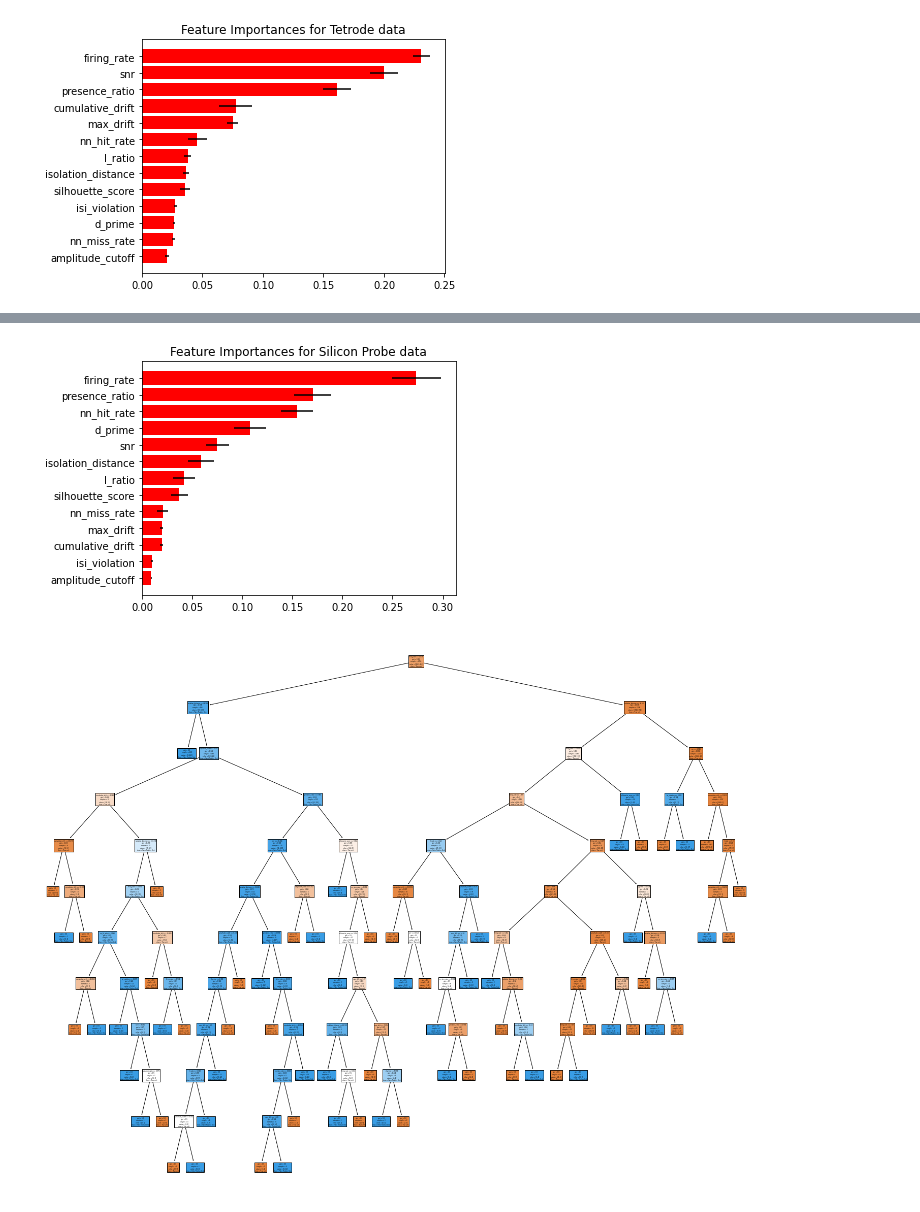
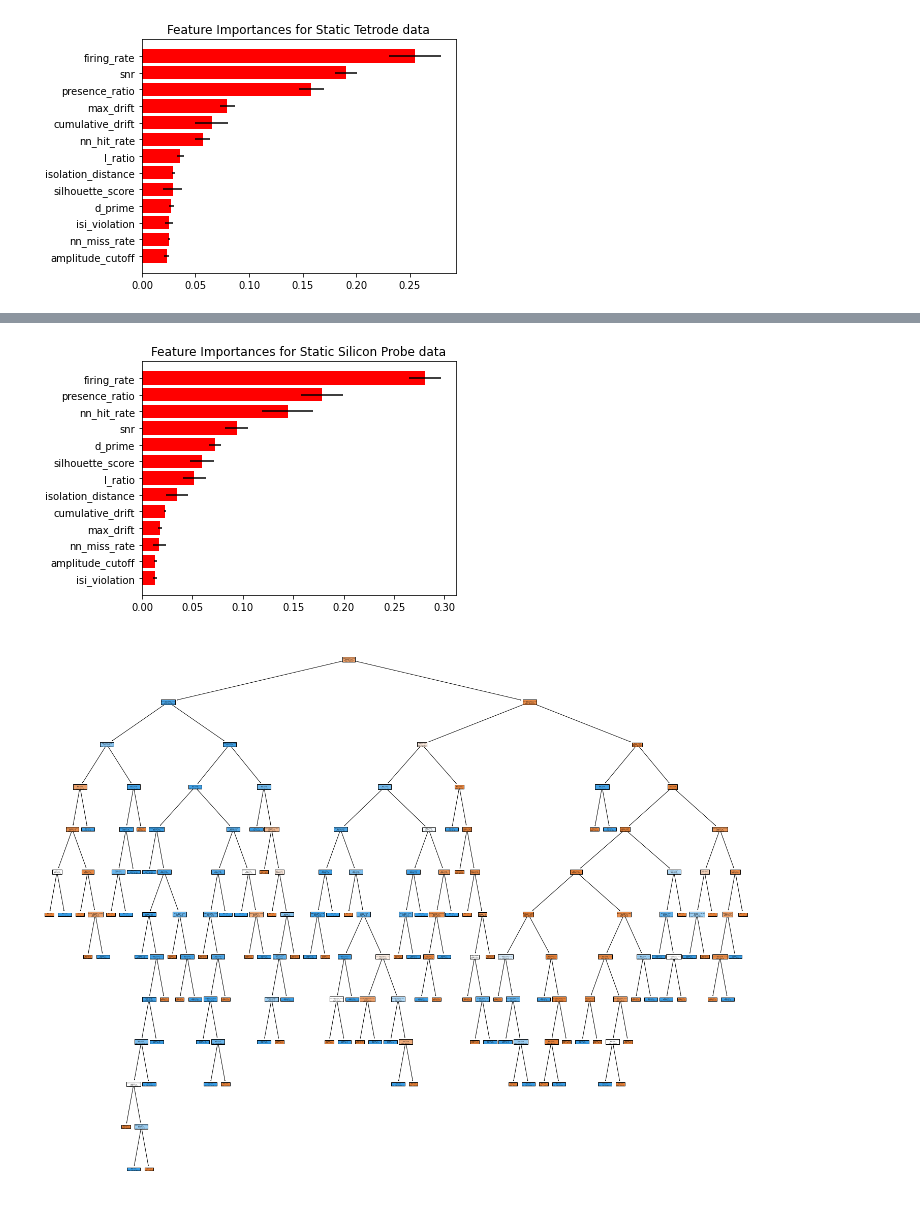
Before and after one commit to michaeljohnclancy/truespikes, a Jupyter notebook: notebooks/analysis/split_by_probe_type.ipynb, the cells around one changed output, grey strips where cells are left out. Drawn from its saved outputs; the diff is of its cells as text; code cells hidden in the pictures.

Commit message:
New analysis on metrics in split_by_probe_type and updated requirements.txt

```diff
--- a/notebooks/analysis/split_by_probe_type.ipynb
+++ b/notebooks/analysis/split_by_probe_type.ipynb
@@ -16,11 +18,11 @@ STUDY_NAMES = ['hybrid_static_tetrode', 'hybrid_static_siprobe',
                'synth_magland_noise10_K20_C4', 'synth_mearec_tetrode_noise10_K20_C4', 'synth_mearec_tetrode_noise10_K10_C4',
                'synth_mearec_tetrode_noise20_K10_C4', 'synth_mearec_tetrode_noise20_K20_C4']
 
-SIPROBE_STUDY_NAMES = ['hybrid_static_siprobe', 'LONG_STATIC_1200s_8c', 'LONG_STATIC_600s_8c', 'LONG_STATIC_300s_16c',
+STATIC_SIPROBE_STUDY_NAMES = ['hybrid_static_siprobe', 'LONG_STATIC_1200s_8c', 'LONG_STATIC_600s_8c', 'LONG_STATIC_300s_16c',
                        'LONG_STATIC_4800s_16c', 'LONG_STATIC_300s_8c', 'LONG_STATIC_2400s_8c', 'LONG_STATIC_2400s_16c',
                        'LONG_STATIC_600s_16c', 'LONG_STATIC_1200s_16c', 'LONG_STATIC_4800s_8c',]
 
-TETRODE_STUDY_NAMES = ['hybrid_static_tetrode', 'synth_magland_noise20_K20_C8', 'synth_magland_noise10_K10_C4',
+STATIC_TETRODE_STUDY_NAMES = ['hybrid_static_tetrode', 'synth_magland_noise20_K20_C8', 'synth_magland_noise10_K10_C4',
                        'synth_magland_noise10_K10_C8', 'synth_magland_noise20_K10_C4', 'synth_magland_noise20_K20_C4',
                        'synth_magland_noise20_K10_C8', 'synth_magland_noise10_K20_C8', 'synth_magland_noise10_K20_C4',
                        'synth_mearec_tetrode_noise10_K20_C4', 'synth_mearec_tetrode_noise10_K10_C4',
@@ -31,39 +33,53 @@ METRIC_NAMES = [ "firing_rate", "presence_ratio", "isi_violation",
                  "silhouette_score", "isolation_distance", "l_ratio",
                  "nn_hit_rate", "nn_miss_rate", "d_prime"]
 
-
 SORTER_NAMES = ['HerdingSpikes2', 'IronClust', 'JRClust',
                 'KiloSort', 'KiloSort2', 'Klusta', 'mountainsort4',
                 'SpykingCircus', 'Tridesclous']
 
 RANDOM_STATE = 0
+# %%
+# Loads in relevant datasets
+static_tetrode_metric_data = get_study_metrics_data(
+        study_names=STATIC_TETRODE_STUDY_NAMES,
+        metric_names=METRIC_NAMES,
+        random_state=RANDOM_STATE,
+        sorter_names=SORTER_NAMES,
+    )
+
+static_siprobe_metric_data = get_study_metrics_data(
+        study_names=STATIC_SIPROBE_STUDY_NAMES,
+        metric_names=METRIC_NAMES,
+        random_state=RANDOM_STATE,
+        sorter_names=SORTER_NAMES,
+    )
 # %%
-tetrode_metric_data = get_study_metrics_data(
-        study_names=TETRODE_STUDY_NAMES,
-        metric_names=METRIC_NAMES,
-        random_state=RANDOM_STATE,
-        sorter_names=SORTER_NAMES,
-        train_test_split=True
-    )
+# Displays the ranked feature importances of the best performing random forest,
+# showing the standard deviation of importances over the 5 folds as error bars
+# Also displays the first decision tree from within the best performing forest.
 
-siprobe_metric_data = get_study_metrics_data(
-        study_names=SIPROBE_STUDY_NAMES,
-        metric_names=METRIC_NAMES,
-        random_state=RANDOM_STATE,
-        sorter_names=SORTER_NAMES,
-        train_test_split=True
-    )
+X_train_static_tetrode, X_test_static_tetrode, y_train_static_tetrode, y_test_static_tetrode = train_test_split(static_tetrode_metric_data.drop(columns=['fp']),
+                                                    static_tetrode_metric_data['fp'], test_size=0.2, random_state=RANDOM_STATE)
+
+
+X_train_static_siprobe, X_test_static_siprobe, y_train_static_siprobe, y_test_static_siprobe = train_test_split(static_siprobe_metric_data.drop(columns=['fp']),
+                                                    static_siprobe_metric_data['fp'], test_size=0.2, random_state=RANDOM_STATE)
+
 
 rfc_feature_importance_analysis(
-    metric_data=tetrode_metric_data, metric_names=METRIC_NAMES, fig_title='Feature Importances for Tetrode data',
-    feature_importance_output='/home/mclancy/truespikes/figures/feature_selection/tetrode_feature_importances.pdf',
-    tree_output='/home/mclancy/truespikes/figures/feature_selection/tetrode_tree_sample.pdf'
+    X_train=X_train_static_tetrode, y_train= y_train_static_tetrode,
+    X_test=X_test_static_tetrode, y_test=y_test_static_tetrode,
+    metric_names=METRIC_NAMES, fig_title='Feature Importances for Static Tetrode data',
+    feature_importance_output='/home/mclancy/truespikes/figures/feature_selection/feature_importance/static_tetrode_feature_importances.pdf',
+    tree_output='/home/mclancy/truespikes/figures/feature_selection/feature_importance/static_tetrode_tree_sample.pdf'
 )
 
 rfc_feature_importance_analysis(
-    metric_data=siprobe_metric_data, metric_names=METRIC_NAMES, fig_title='Feature Importances for Silicon Probe data',
-    feature_importance_output='/home/mclancy/truespikes/figures/feature_selection/siprobe_feature_importances.pdf',
-    tree_output='/home/mclancy/truespikes/figures/feature_selection/si_probe_tree_sample.pdf'
+    X_train=X_train_static_siprobe, y_train=y_train_static_siprobe,
+    X_test=X_test_static_siprobe, y_test=y_test_static_siprobe,
+    metric_names=METRIC_NAMES, fig_title='Feature Importances for Static Silicon Probe data',
+    feature_importance_output='/home/mclancy/truespikes/figures/feature_selection/feature_importance/static_siprobe_feature_importances.pdf',
+    tree_output='/home/mclancy/truespikes/figures/feature_selection/feature_importance/static_siprobe_tree_sample.pdf'
 )
 # %% [output]
 train -  [6489 1531]   |   test -  [1623  382]
@@ -87 +103 @@ Trained on 5500; Tested on 1375
-[figure, old version]
+[figure, new version]
@@ -89,2 +105,2 @@ Trained on 5500; Tested on 1375
-[figure, old version]
+[figure, new version]
-[figure, old version]
+[figure, new version]
```
Also changed, not shown: parts of 6 cells of this notebook, 19 other files.
